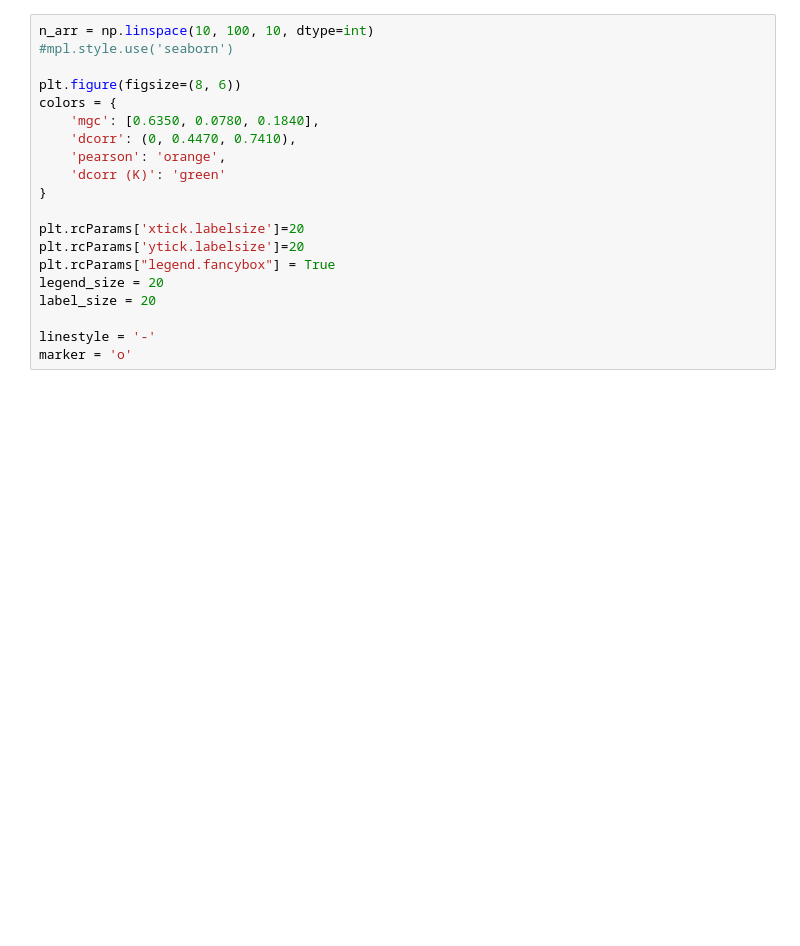
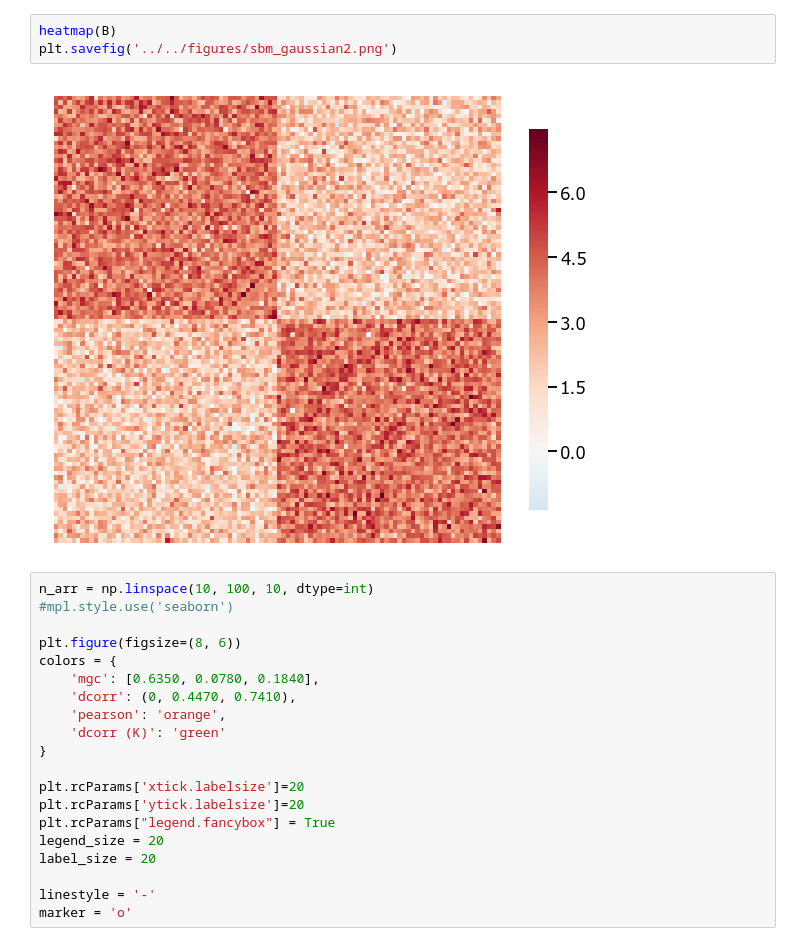
Before and after one commit to junhaobearxiong/graph_independence_test, a Jupyter notebook: notebooks/simulations/2019-03-13_simulation_plot_results.ipynb, the cells around one changed output. Drawn from its saved outputs; the diff is of its cells as text; blank space fills up the shorter version.

```diff
--- a/notebooks/simulations/2019-03-13_simulation_plot_results.ipynb
+++ b/notebooks/simulations/2019-03-13_simulation_plot_results.ipynb
@@ -36,3 +45,8 @@ plt.savefig('../figures/sbm_diff_block2.png')
+# %%
+heatmap(B)
+plt.savefig('../../figures/sbm_gaussian2.png')
+# %% [output]
+[figure, added]
 # %%
 n_arr = np.linspace(10, 100, 10, dtype=int)
 #mpl.style.use('seaborn')
```
Also changed, not shown: parts of 26 cells of this notebook, 5 other files.
